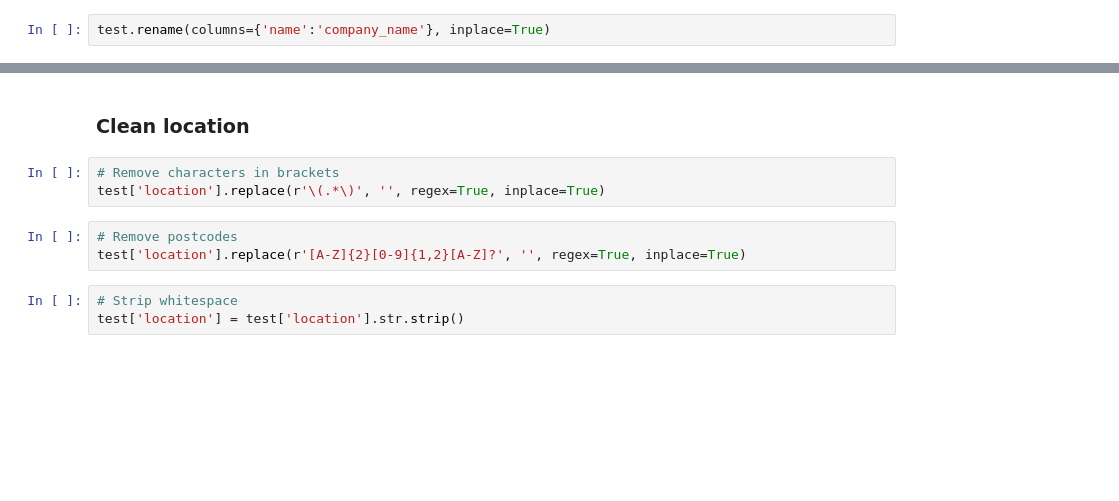
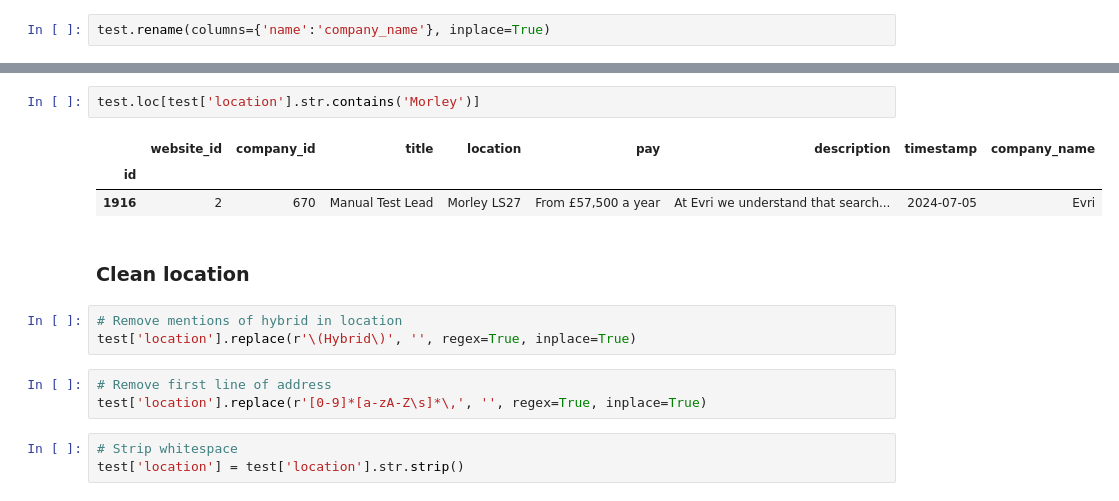
Before and after one commit to J1Walters/msc-project, a Jupyter notebook: notebooks/location_map.ipynb, the cells around one changed output, grey strips where cells are left out. Saved outputs shown, nothing was run; the diff lists cells and outputs as text; blank space fills up the shorter version.

```diff
--- a/notebooks/location_map.ipynb
+++ b/notebooks/location_map.ipynb
@@ -38,11 +43,17 @@ test.head()
+# %%
+test.loc[test['location'].str.contains('Morley')]
+# %% [output]
+|  | website_id | company_id | title | location | pay | description | timestamp | company_name |
+| id |  |  |  |  |  |  |  |  |
+| 1916 | 2 | 670 | Manual Test Lead | Morley LS27 | From £57,500 a year | At Evri we understand that search... | 2024-07-05 | Evri |
 # %% [markdown]
 ### Clean location
 # %%
-# Remove characters in brackets
-test['location'].replace(r'\(.*\)', '', regex=True, inplace=True)
+# Remove mentions of hybrid in location
+test['location'].replace(r'\(Hybrid\)', '', regex=True, inplace=True)
 # %%
-# Remove postcodes
-test['location'].replace(r'[A-Z]{2}[0-9]{1,2}[A-Z]?', '', regex=True, inplace=True)
+# Remove first line of address
+test['location'].replace(r'[0-9]*[a-zA-Z\s]*\,', '', regex=True, inplace=True)
 # %%
 # Strip whitespace
 test['location'] = test['location'].str.strip()
```
Also changed, not shown: parts of 24 cells of this notebook.
